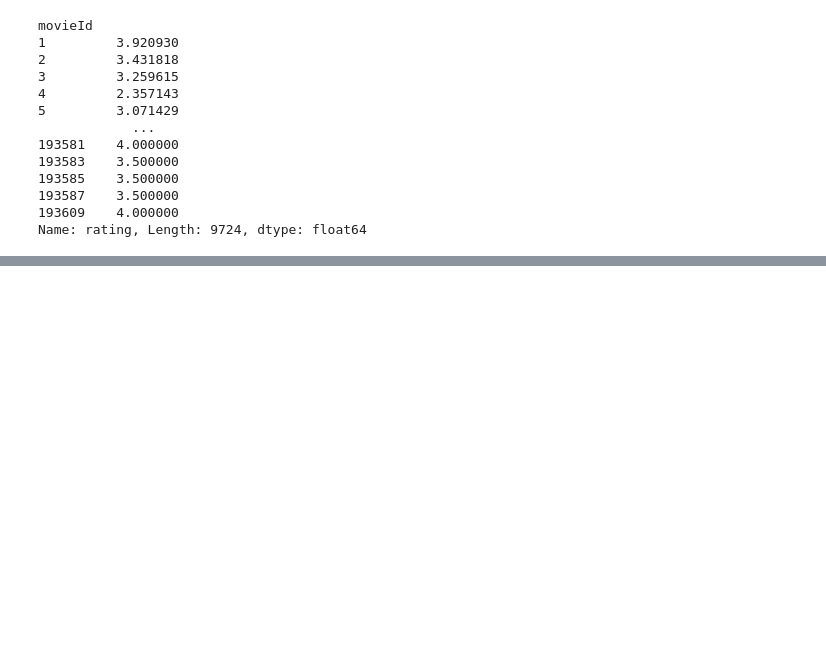
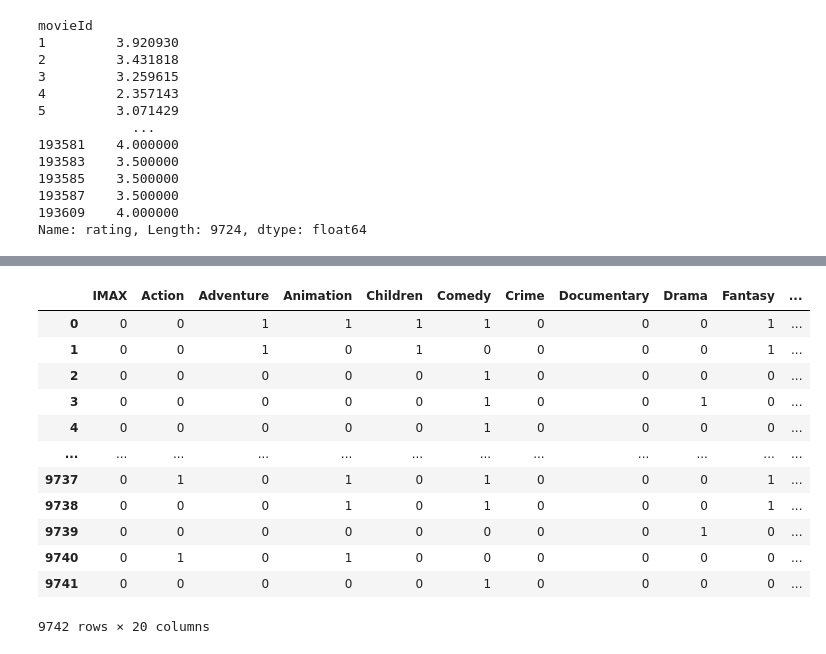
Before and after one commit to bgurkas/berkeley-aiml-capstone, a Jupyter notebook: eda.ipynb, the cells around one changed output, grey strips where cells are left out. Saved outputs shown, nothing was run; the diff lists cells and outputs as text; code cells hidden in the pictures; blank space fills up the shorter version.

```diff
--- a/eda.ipynb
+++ b/eda.ipynb
@@ -84,0 +149,26 @@ plt.bar(df["movieId"].unique(), t.mean()["rating"])
+# %%
+# Drop the "Title" column, which won't be used
+mov = mov.drop("title", axis=1)
+# %%
+# Record indices for each movie's genres
+cols = {'IMAX': np.zeros(len(mov), dtype=int), 'Action': np.zeros(len(mov), dtype=int), 'Adventure': np.zeros(len(mov), dtype=int), 'Animation': np.zeros(len(mov), dtype=int), "Children": np.zeros(len(mov), dtype=int), 'Comedy': np.zeros(len(mov), dtype=int), 'Crime': np.zeros(len(mov), dtype=int), 'Documentary': np.zeros(len(mov), dtype=int), 'Drama': np.zeros(len(mov), dtype=int), 'Fantasy': np.zeros(len(mov), dtype=int), 'Film-Noir': np.zeros(len(mov), dtype=int), 'Horror': np.zeros(len(mov), dtype=int), 'Musical': np.zeros(len(mov), dtype=int), 'Mystery': np.zeros(len(mov), dtype=int), 'Romance': np.zeros(len(mov), dtype=int), 'Sci-Fi': np.zeros(len(mov), dtype=int), 'Thriller': np.zeros(len(mov), dtype=int), 'War': np.zeros(len(mov), dtype=int), 'Western': np.zeros(len(mov), dtype=int), '(no genres listed)': np.zeros(len(mov), dtype=int)}
+for i in range(len(mov)):
+    for g in mov.loc[i]['genres']:
+        cols[g][i] = 1
+# %%
+dummy = pd.DataFrame(cols)
+dummy
+# %% [output]
+|  | IMAX | Action | Adventure | Animation | Children | Comedy | Crime | Documentary | Drama | Fantasy | ... |
+| 0 | 0 | 0 | 1 | 1 | 1 | 1 | 0 | 0 | 0 | 1 | ... |
+| 1 | 0 | 0 | 1 | 0 | 1 | 0 | 0 | 0 | 0 | 1 | ... |
+| 2 | 0 | 0 | 0 | 0 | 0 | 1 | 0 | 0 | 0 | 0 | ... |
+| 3 | 0 | 0 | 0 | 0 | 0 | 1 | 0 | 0 | 1 | 0 | ... |
+| 4 | 0 | 0 | 0 | 0 | 0 | 1 | 0 | 0 | 0 | 0 | ... |
+| ... | ... | ... | ... | ... | ... | ... | ... | ... | ... | ... | ... |
+| 9737 | 0 | 1 | 0 | 1 | 0 | 1 | 0 | 0 | 0 | 1 | ... |
+| 9738 | 0 | 0 | 0 | 1 | 0 | 1 | 0 | 0 | 0 | 1 | ... |
+| 9739 | 0 | 0 | 0 | 0 | 0 | 0 | 0 | 0 | 1 | 0 | ... |
+| 9740 | 0 | 1 | 0 | 1 | 0 | 0 | 0 | 0 | 0 | 0 | ... |
+| 9741 | 0 | 0 | 0 | 0 | 0 | 1 | 0 | 0 | 0 | 0 | ... |
+9742 rows × 20 columns
```
Also changed, not shown: parts of 19 cells of this notebook, 1 other file.
